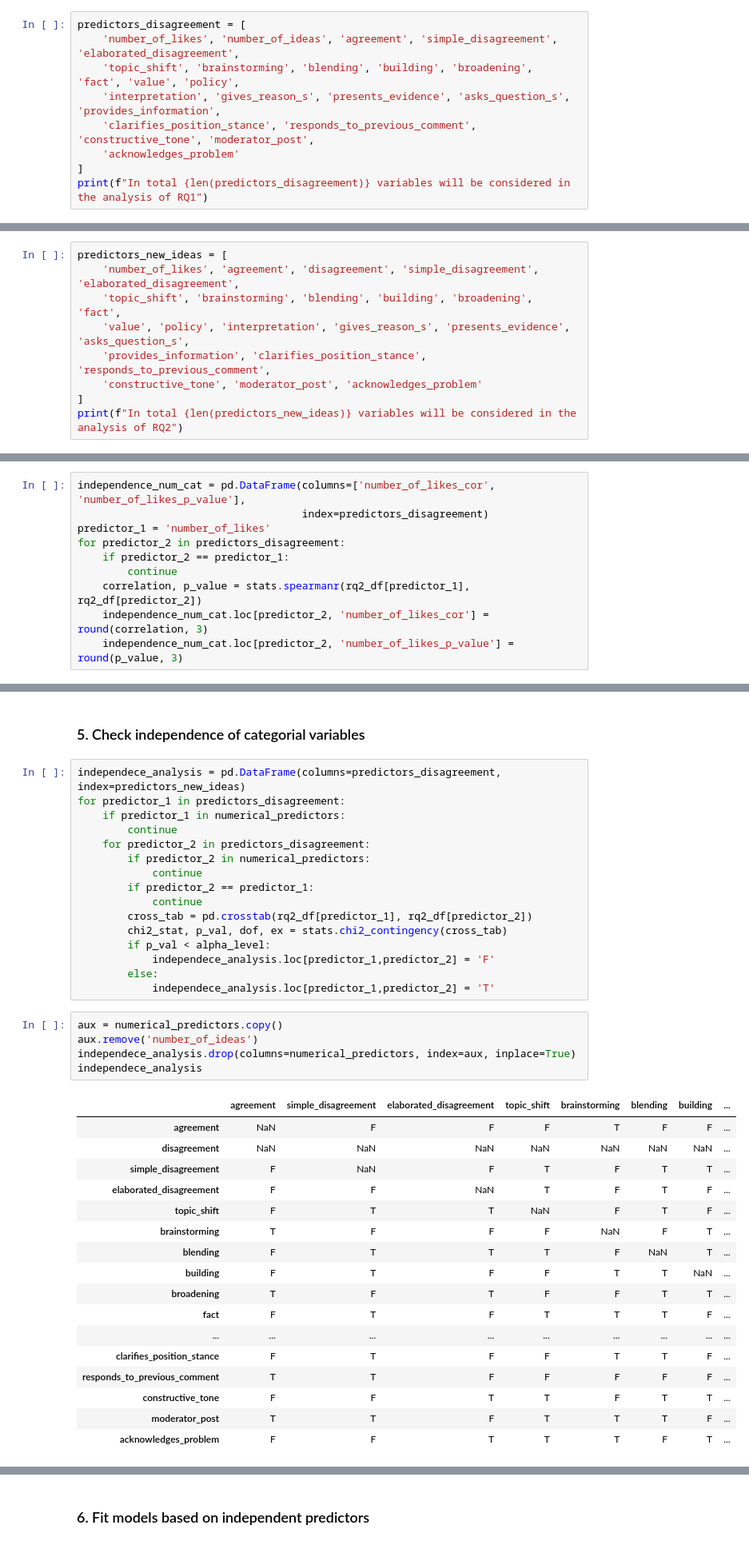
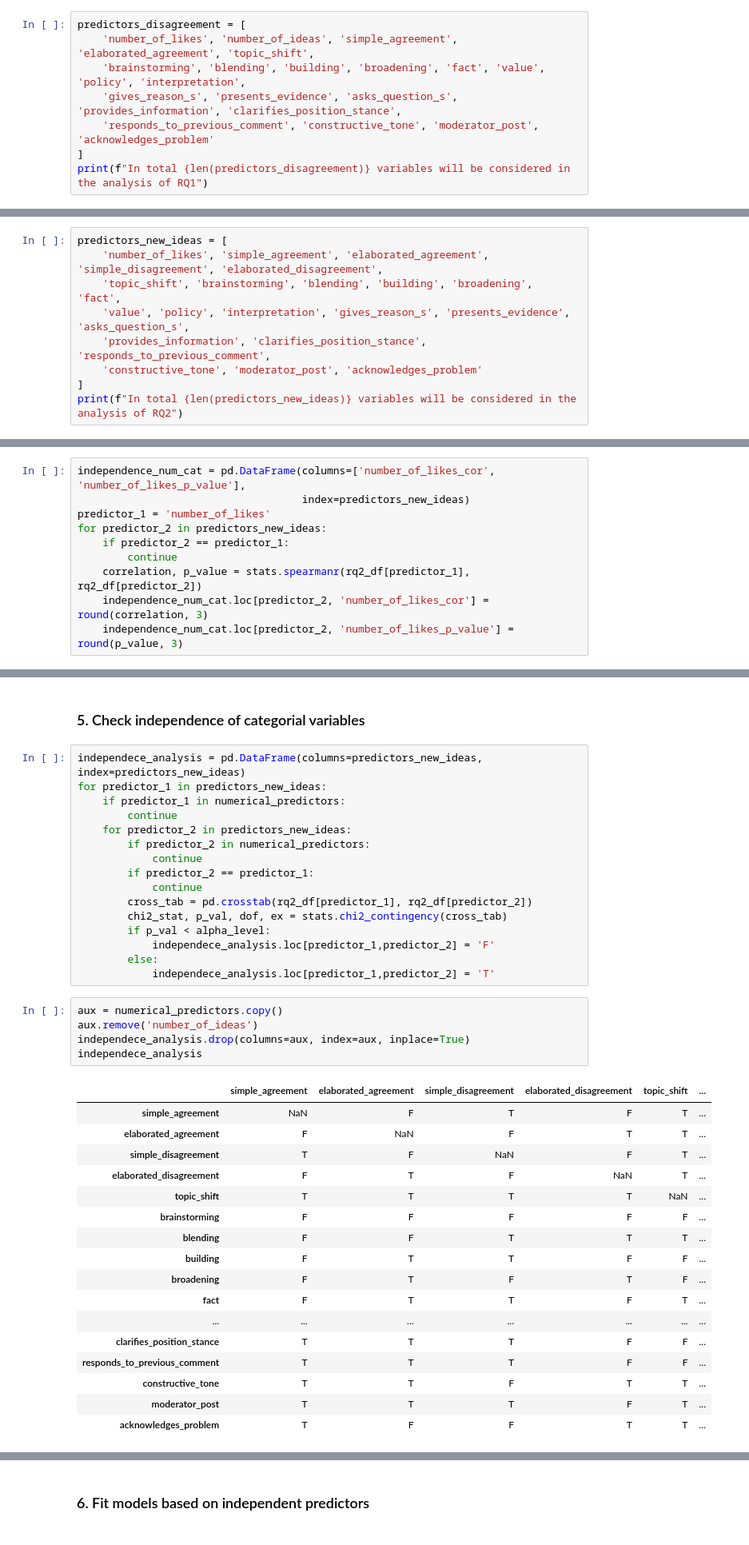
Before and after one commit to joausaga/disagreement, a Jupyter notebook: disagreement.ipynb, the cells around one changed output, grey strips where cells are left out. Shown: that part at 80% size. Cells and saved outputs as stored; diff of their text form.

```diff
--- a/disagreement.ipynb
+++ b/disagreement.ipynb
@@ -278,11 +283,10 @@ To understand which variables best predict disagreement logistic regression is a
 ### 1. Define and select predictor variables for `disagreement`
 # %%
 predictors_disagreement = [
-    'number_of_likes', 'number_of_ideas', 'agreement', 'simple_disagreement', 'elaborated_disagreement',
-    'topic_shift', 'brainstorming', 'blending', 'building', 'broadening', 'fact', 'value', 'policy',
-    'interpretation', 'gives_reason_s', 'presents_evidence', 'asks_question_s', 'provides_information',
-    'clarifies_position_stance', 'responds_to_previous_comment', 'constructive_tone', 'moderator_post',
-    'acknowledges_problem'
+    'number_of_likes', 'number_of_ideas', 'simple_agreement', 'elaborated_agreement', 'topic_shift',
+    'brainstorming', 'blending', 'building', 'broadening', 'fact', 'value', 'policy', 'interpretation',
+    'gives_reason_s', 'presents_evidence', 'asks_question_s', 'provides_information', 'clarifies_position_stance',
+    'responds_to_previous_comment', 'constructive_tone', 'moderator_post', 'acknowledges_problem'
 ]
 print(f"In total {len(predictors_disagreement)} variables will be considered in the analysis of RQ1")
 # %% [output]
@@ -974,7 +1026,7 @@ Models are differents in each discussion theme. The presence of disagreement in
 ### 1. Define and select predictor variables for `new ideas`
 # %%
 predictors_new_ideas = [
-    'number_of_likes', 'agreement', 'disagreement', 'simple_disagreement', 'elaborated_disagreement',
+    'number_of_likes', 'simple_agreement', 'elaborated_agreement', 'simple_disagreement', 'elaborated_disagreement',
     'topic_shift', 'brainstorming', 'blending', 'building', 'broadening', 'fact',
     'value', 'policy', 'interpretation', 'gives_reason_s', 'presents_evidence', 'asks_question_s',
     'provides_information', 'clarifies_position_stance', 'responds_to_previous_comment',
@@ -1022,9 +1074,9 @@ Persons correlation is employed to analyze correlation between numerical and cat
 alpha_level = 0.05
 # %%
 independence_num_cat = pd.DataFrame(columns=['number_of_likes_cor', 'number_of_likes_p_value'],
-                                    index=predictors_disagreement)
+                                    index=predictors_new_ideas)
 predictor_1 = 'number_of_likes'
-for predictor_2 in predictors_disagreement:
+for predictor_2 in predictors_new_ideas:
     if predictor_2 == predictor_1:
         continue
     correlation, p_value = stats.spearmanr(rq2_df[predictor_1], rq2_df[predictor_2])
@@ -1059,11 +1111,11 @@ for col in rq2_df.columns:
 # %% [markdown]
 ### 5. Check independence of categorial variables
 # %%
-independece_analysis = pd.DataFrame(columns=predictors_disagreement, index=predictors_new_ideas)
-for predictor_1 in predictors_disagreement:
+independece_analysis = pd.DataFrame(columns=predictors_new_ideas, index=predictors_new_ideas)
+for predictor_1 in predictors_new_ideas:
     if predictor_1 in numerical_predictors:
         continue
-    for predictor_2 in predictors_disagreement:
+    for predictor_2 in predictors_new_ideas:
         if predictor_2 in numerical_predictors:
             continue
         if predictor_2 == predictor_1:
@@ -1077,23 +1129,23 @@ for predictor_1 in predictors_disagreement:
 # %%
 aux = numerical_predictors.copy()
 aux.remove('number_of_ideas')
-independece_analysis.drop(columns=numerical_predictors, index=aux, inplace=True)
+independece_analysis.drop(columns=aux, index=aux, inplace=True)
 independece_analysis
 # %% [output]
-|  | agreement | simple_disagreement | elaborated_disagreement | topic_shift | brainstorming | blending | building | ... |
-| agreement | NaN | F | F | F | T | F | F | ... |
-| disagreement | NaN | NaN | NaN | NaN | NaN | NaN | NaN | ... |
-| simple_disagreement | F | NaN | F | T | F | T | T | ... |
-| elaborated_disagreement | F | F | NaN | T | F | T | F | ... |
-| topic_shift | F | T | T | NaN | F | T | F | ... |
-| brainstorming | T | F | F | F | NaN | F | T | ... |
-| blending | F | T | T | T | F | NaN | T | ... |
-| building | F | T | F | F | T | T | NaN | ... |
-| broadening | T | F | T | F | F | T | T | ... |
-| fact | F | T | F | T | T | T | F | ... |
-| ... | ... | ... | ... | ... | ... | ... | ... | ... |
-| clarifies_position_stance | F | T | F | F | T | T | F | ... |
-| responds_to_previous_comment | T | T | F | F | F | F | F | ... |
-| constructive_tone | F | F | T | T | F | T | T | ... |
-| moderator_post | T | T | F | T | T | T | F | ... |
-| acknowledges_problem | F | F | T | T | T | F | T | ... |
+|  | simple_agreement | elaborated_agreement | simple_disagreement | elaborated_disagreement | topic_shift | ... |
+| simple_agreement | NaN | F | T | F | T | ... |
+| elaborated_agreement | F | NaN | F | T | T | ... |
+| simple_disagreement | T | F | NaN | F | T | ... |
+| elaborated_disagreement | F | T | F | NaN | T | ... |
+| topic_shift | T | T | T | T | NaN | ... |
+| brainstorming | F | F | F | F | F | ... |
+| blending | F | F | T | T | T | ... |
+| building | F | T | T | F | F | ... |
+| broadening | F | T | F | T | F | ... |
+| fact | F | T | T | F | T | ... |
+| ... | ... | ... | ... | ... | ... | ... |
+| clarifies_position_stance | T | T | T | F | F | ... |
+| responds_to_previous_comment | T | T | T | F | F | ... |
+| constructive_tone | T | T | F | T | T | ... |
+| moderator_post | T | T | T | F | T | ... |
+| acknowledges_problem | T | F | F | T | T | ... |
```
Also changed, not shown: parts of 162 cells of this notebook.
